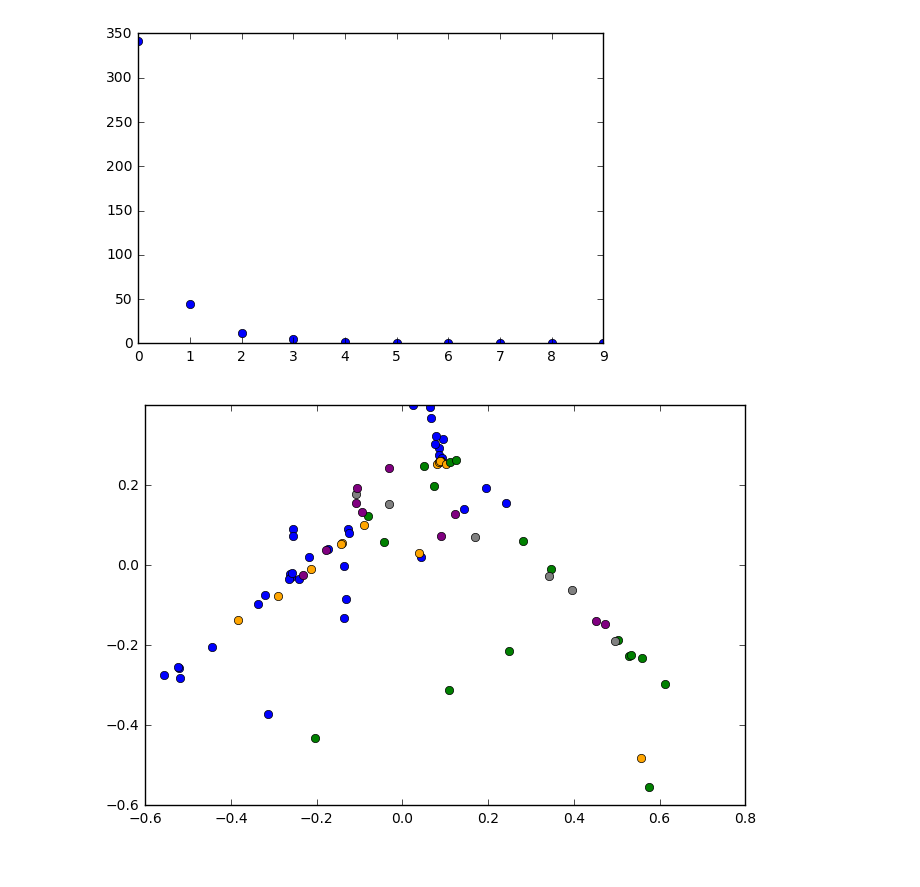
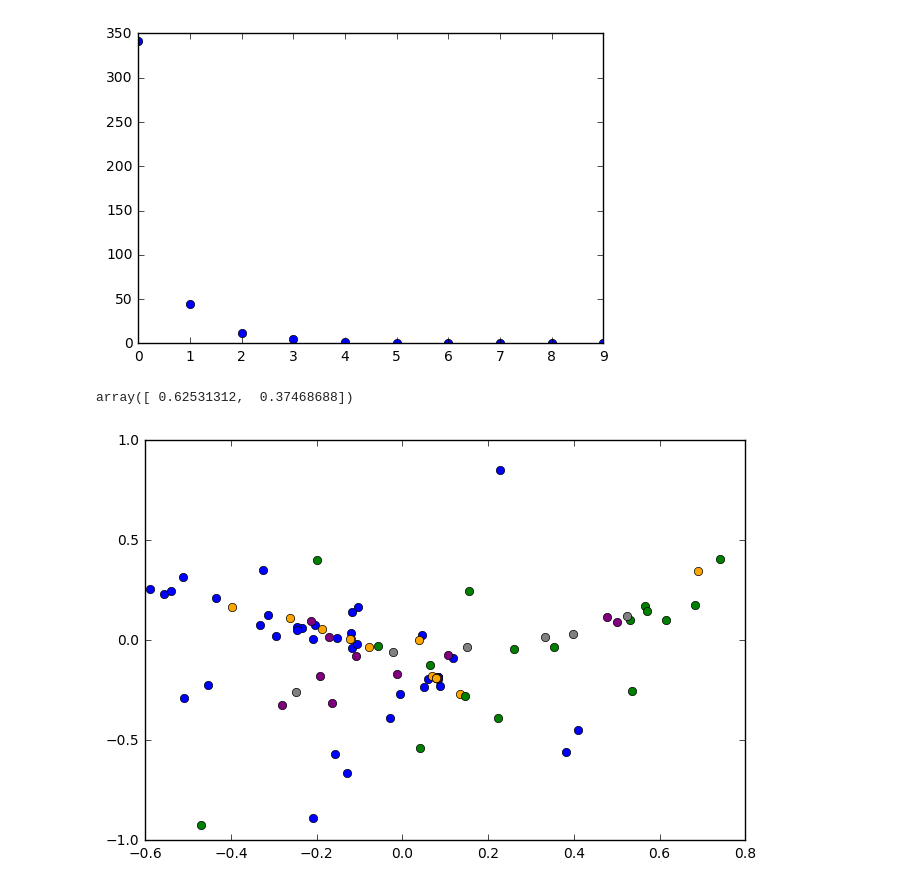
Before and after one commit to ryokubo5710/Platanthera_scents, a Jupyter notebook: by chemicals nmds.ipynb, the cells around one changed output. Cells and saved outputs as stored; diff of their text form; code cells hidden in the pictures.

```diff
--- a/by chemicals.ipynb
+++ b/by chemicals nmds.ipynb
@@ -94,13 +94,16 @@ array([  3.41737033e+02,   4.43050651e+01,   1.21608118e+01,
          1.09104715e-02])
 [figure]
 # %%
-mds = manifold.MDS(n_components=6, max_iter=3000, eps=1e-9,
+mds = manifold.MDS(n_components=2, max_iter=3000, eps=1e-9,
                    dissimilarity="precomputed", n_jobs=1)
 pos = mds.fit(similarities).embedding_
-nmds = manifold.MDS(n_components=6, metric=False, max_iter=3000, eps=1e-12,
+nmds = manifold.MDS(n_components=2, metric=False, max_iter=3000, eps=1e-12,
                     dissimilarity="precomputed", n_jobs=1)
 npos = nmds.fit_transform(similarities, init=pos)
 # %%
+
+
+
 # Rescale the data
 #pos *= np.sqrt((X_true ** 2).sum()) / np.sqrt((pos ** 2).sum())
 #npos *= np.sqrt((X_true ** 2).sum()) / np.sqrt((npos ** 2).sum())
@@ -124,32 +127,34 @@ Str = np.repeat(2, data_Stri.shape[0])
 Obt = np.repeat(0, data_Obt.shape[0])
 Hur = np.repeat(4, data_Hur.shape[0])
 
 Species = np.concatenate((Obt, Dil, Str, Cil, Hur))
 
 #plt.scatter(X_true[:, 0], X_true[:, 1], color='navy', s=s, lw=0,
             #label='True Position')
 #plt.scatter(pos[:, 0], pos[:, 1], color='turquoise', s=s, lw=0, label='MDS')
 #plt.scatter(npos[:, 0], npos[:, 1], color='darkorange', s=s, lw=0, label='NMDS')
 #plt.legend(scatterpoints=1, loc='best', shadow=False)
 col = ['blue',  'orange','green', 'gray', 'purple']
 #i=0
 #for types in set(Species):
    # plt.scatter(npos[Species==types, 0],
   #          npos[Species==types, 1],s=s, lw= 0, c=col[i])
  #   i+=1
 #
 #plt.legend(set(Species), loc='best', shadow='TRUE')
 
 
 i=0
 for types in set(Species):
     plt.plot(npos[Species==types, 0],
-            npos[Species==types, 1], 'o', c=col[i])
+             npos[Species==types, 1], 'o', c=col[i])
     #plt.xlim(-0.13, -0.11)
     #plt.ylim(-0.02,0)
     i+=1
 
 #plt.legend(set(Species), loc='best', shadow='TRUE')
 #npos
+clf.explained_variance_ratio_
 # %% [output]
+array([ 0.62531312,  0.37468688])
-[figure, old version]
+[figure, new version]
```
Also changed, not shown: 2 other files.
